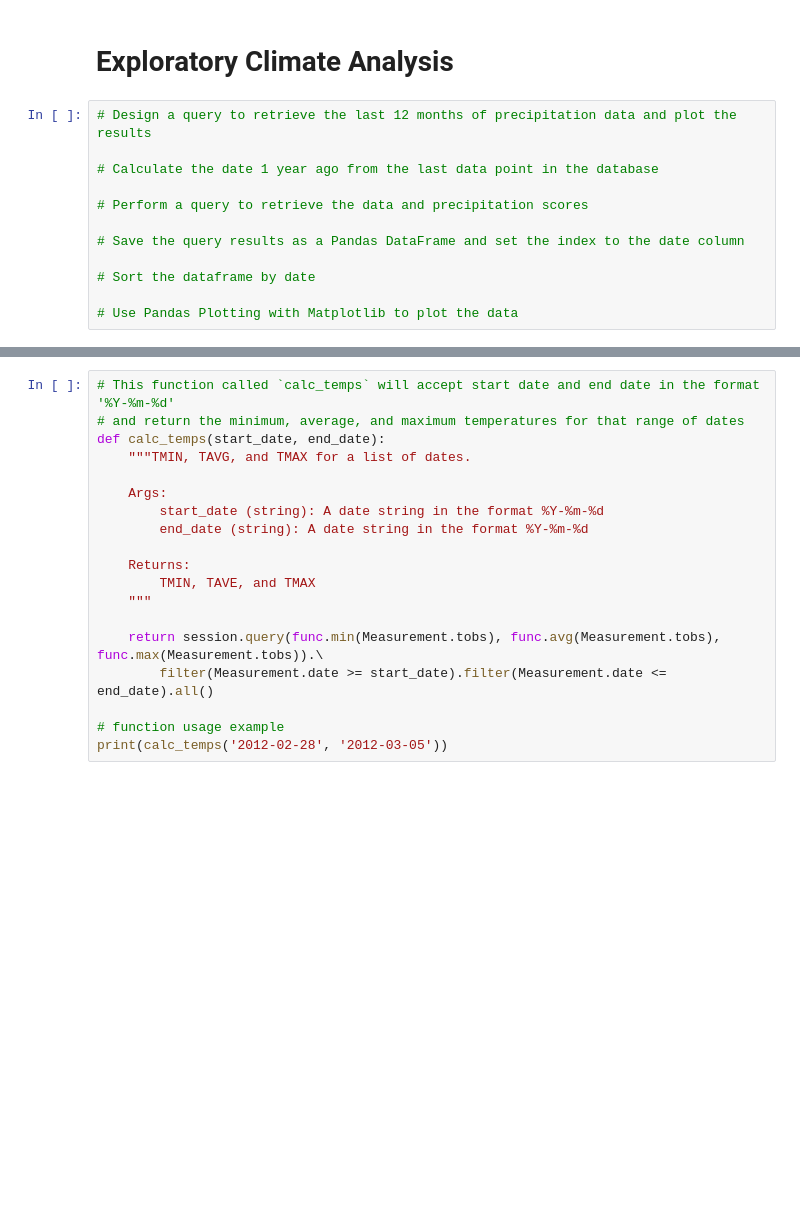
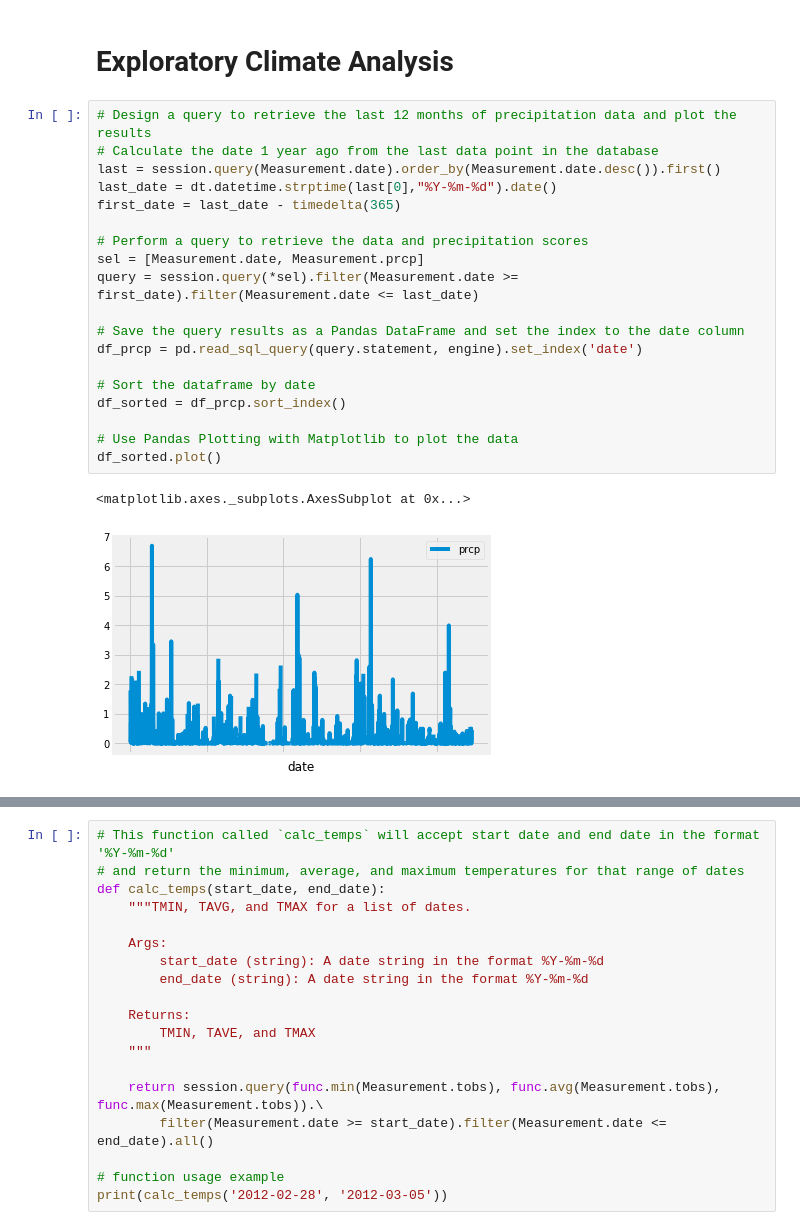
Before and after one commit to tkabdelaziz/sqlalchemy-challenge, a Jupyter notebook: Instructions/climate_starter.ipynb, the cells around one changed output, grey strips where cells are left out. Cells and saved outputs as stored; diff of their text form; blank space fills up the shorter version.

```diff
--- a/Instructions/climate_starter.ipynb
+++ b/Instructions/climate_starter.ipynb
@@ -39,16 +40,26 @@ session = Session(engine)
 # Exploratory Climate Analysis
 # %%
 # Design a query to retrieve the last 12 months of precipitation data and plot the results
-
 # Calculate the date 1 year ago from the last data point in the database
+last = session.query(Measurement.date).order_by(Measurement.date.desc()).first()
+last_date = dt.datetime.strptime(last[0],"%Y-%m-%d").date()
+first_date = last_date - timedelta(365)
 
 # Perform a query to retrieve the data and precipitation scores
+sel = [Measurement.date, Measurement.prcp]
+query = session.query(*sel).filter(Measurement.date >= first_date).filter(Measurement.date <= last_date)
 
 # Save the query results as a Pandas DataFrame and set the index to the date column
+df_prcp = pd.read_sql_query(query.statement, engine).set_index('date')
 
 # Sort the dataframe by date
+df_sorted = df_prcp.sort_index()
 
 # Use Pandas Plotting with Matplotlib to plot the data
+df_sorted.plot()
+# %% [output]
+<matplotlib.axes._subplots.AxesSubplot at 0x...>
+[figure, added]
 # %% [markdown]
 ![precipitation](Images/precipitation.png)
 # %%
```
Also changed, not shown: parts of 13 cells of this notebook.
